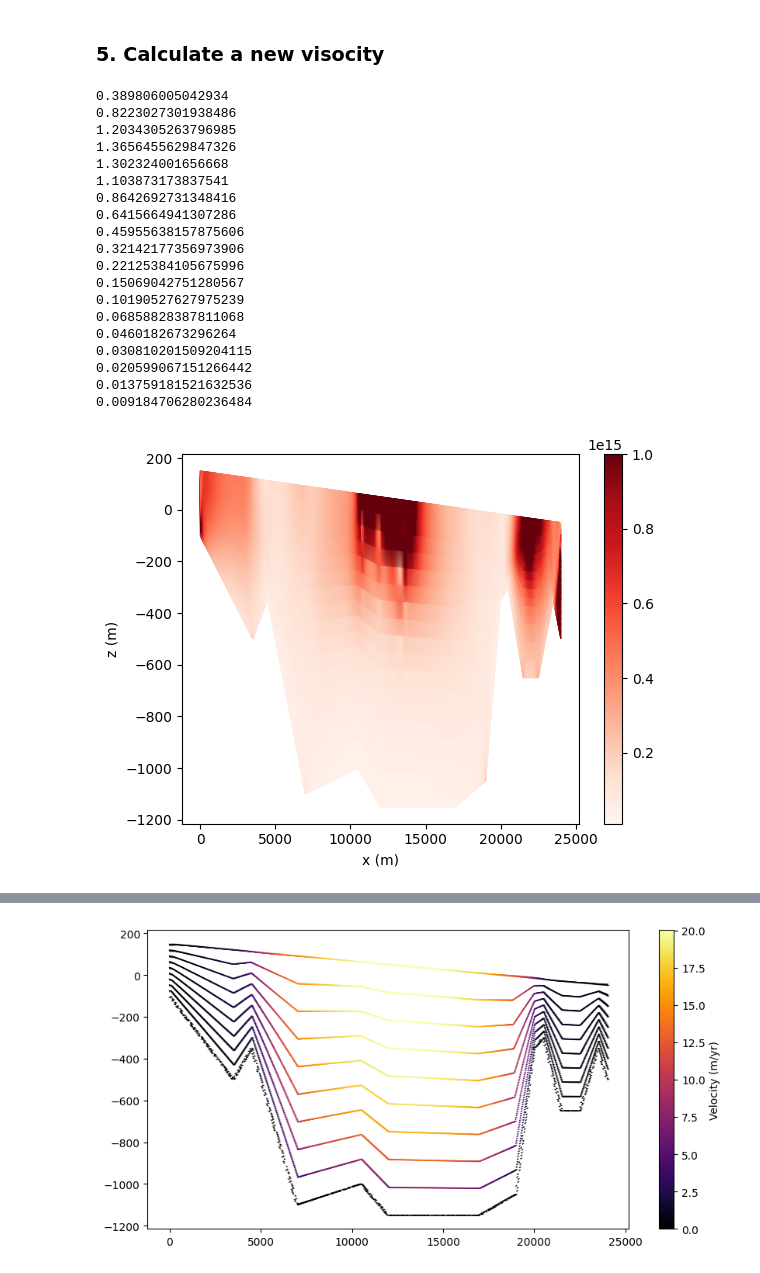
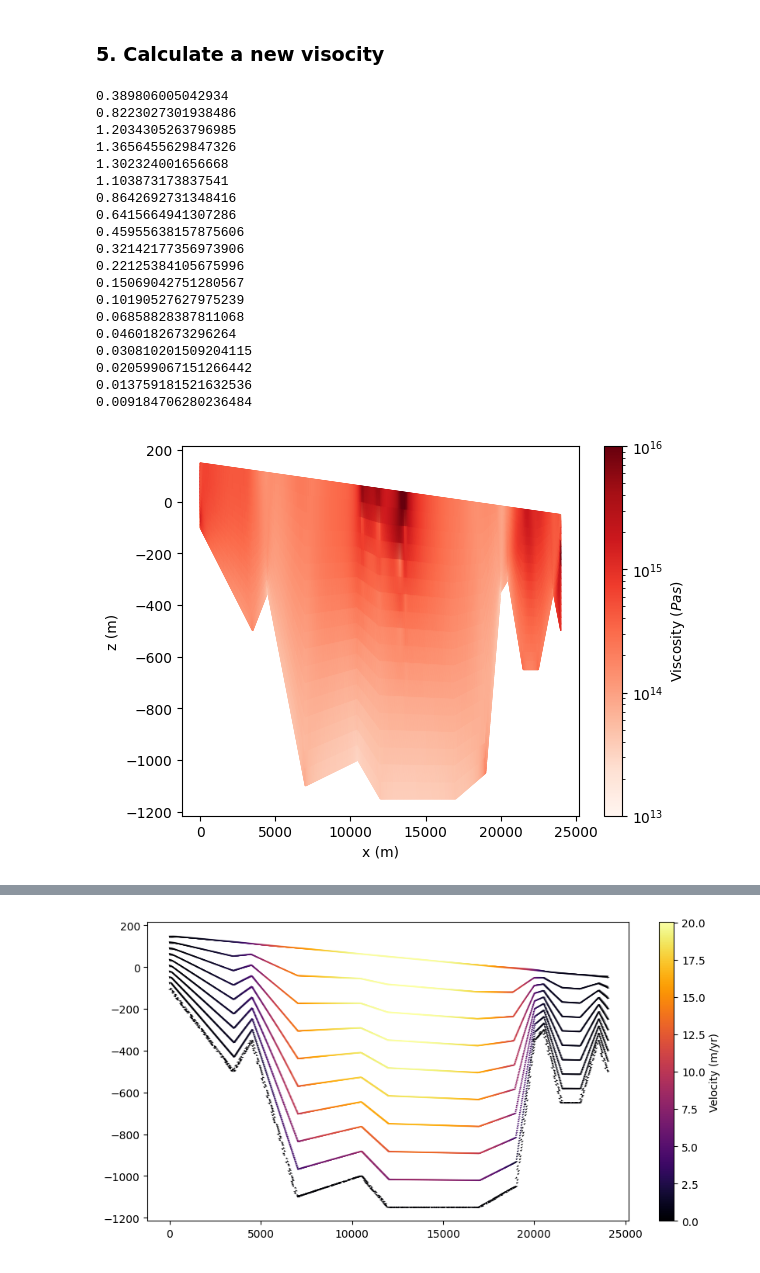
Before and after one commit to johnmorganmanos/AH_modeling, a Jupyter notebook: viscosity.ipynb, the cells around one changed output, grey strips where cells are left out. Drawn from its saved outputs; the diff is of its cells as text; code cells hidden in the pictures.

Commit message:
Updated plots with log color scheme.

```diff
--- a/viscosity.ipynb
+++ b/viscosity.ipynb
@@ -225,15 +226,15 @@ for i in range(100):
         ax.set_aspect("auto")
         ax.set_xlabel("x (m)")
         ax.set_ylabel("z (m)")
-        colors = firedrake.tripcolor(μ_new_field, cmap="Reds", axes=ax, vmin=1e13, vmax=1e15)
-        fig.colorbar(colors)
+        colors = firedrake.tripcolor(μ_new_field, cmap="Reds", axes=ax,  norm=matplotlib.colors.LogNorm(vmin=1e13, vmax=1e16))
+        fig.colorbar(colors, label='Viscosity ($Pa s$)')
 
         fig, ax = plt.subplots()
         ax.set_aspect("auto")
         ax.set_xlabel("x (m)")
         ax.set_ylabel("z (m)")
-        colors = firedrake.tripcolor(ϵ_effective_field, cmap="Reds", axes=ax,vmin=1e-10,vmax=1e-9)
-        fig.colorbar(colors)
+        colors = firedrake.tripcolor(ϵ_effective_field, cmap="Reds", axes=ax, norm=matplotlib.colors.LogNorm(vmin=1e-11,vmax=1e-9))
+        fig.colorbar(colors, label='Effective Strain Rate')
 
         # Extract the vector field components and coordinates
         x_ex, y_ex = mesh.coordinates.dat.data.T
@@ -243,31 +244,31 @@ for i in range(100):
 
         # Compute magnitudes and normalize vectors to have unit length
         magnitudes = np.sqrt(vx**2 + vy**2)
         vx_normalized = vx / magnitudes
         vy_normalized = vy / magnitudes
         fig, axes = plt.subplots(figsize = [10,5])
         vel_plot = plt.quiver(x_ex, y_ex, vx_normalized, vy_normalized, magnitudes*spy,cmap="inferno") # Adjust 'scale' as needed for visibility
 
         plt.colorbar(vel_plot, label="Velocity (m/yr)")
         break
 # %% [output]
 0.389806005042934
 0.8223027301938486
 1.2034305263796985
 1.3656455629847326
 1.302324001656668
 1.103873173837541
 0.8642692731348416
 0.6415664941307286
 0.45955638157875606
 0.32142177356973906
 0.22125384105675996
 0.15069042751280567
 0.10190527627975239
 0.06858828387811068
 0.0460182673296264
 0.030810201509204115
 0.020599067151266442
 0.013759181521632536
 0.009184706280236484
-[figure, old version]
+[figure, new version]
```
Also changed, not shown: parts of 2 cells of this notebook.
